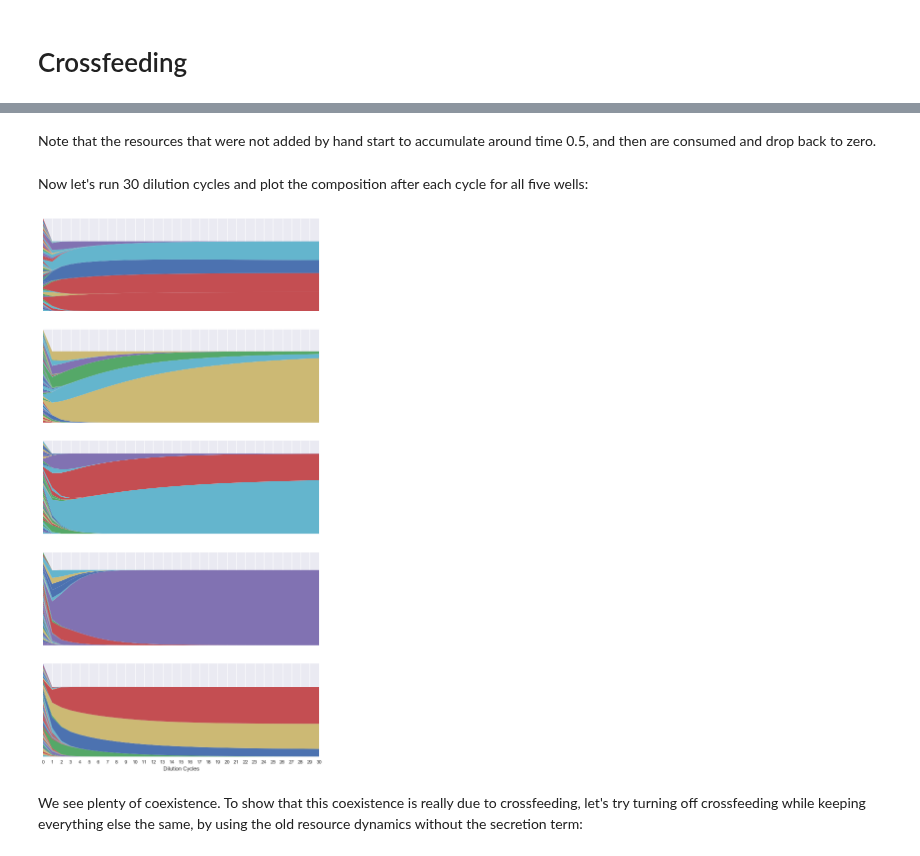
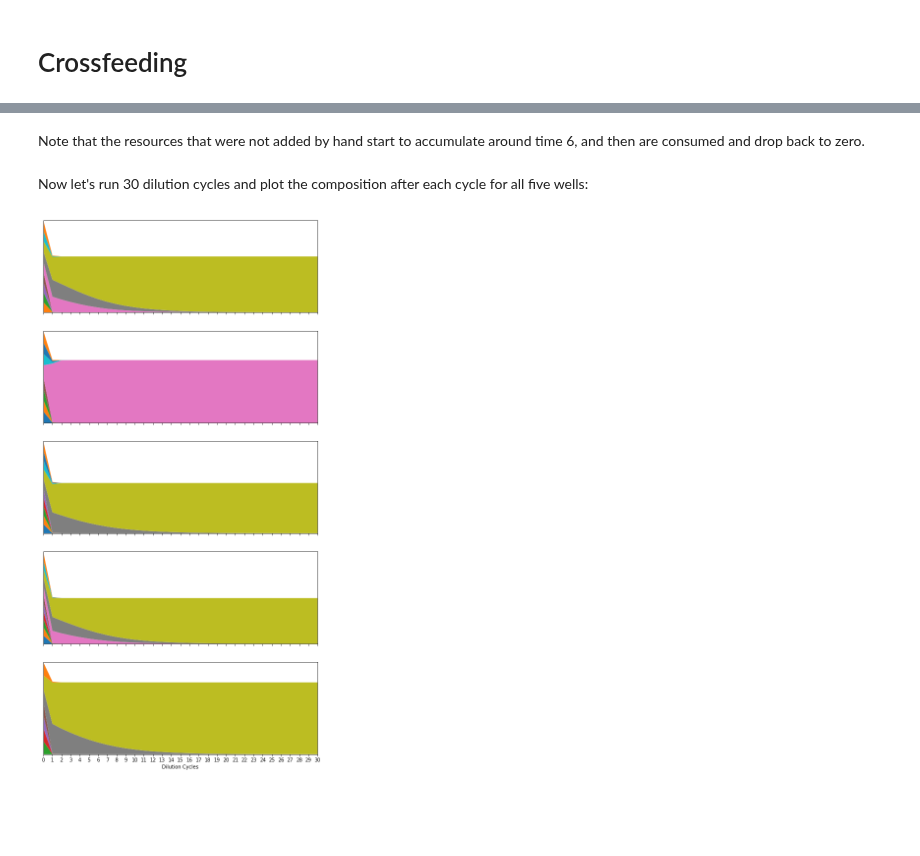
Before and after one commit to Emergent-Behaviors-in-Biology/community-simulator, a Jupyter notebook: Community Simulator Tutorial.ipynb, the cells around one changed output, grey strips where cells are left out. Drawn from its saved outputs; the diff is of its cells as text; code cells hidden in the pictures; blank space fills up the shorter version.

Commit message:
Updated tutorial
I updated the tutorial to start explaining how to use the “definitive
version.” This effort exposed some bugs and annoyances, which I
corrected.

```diff
--- a/Community Simulator Tutorial.ipynb
+++ b/Community Simulator Tutorial.ipynb
@@ -267,0 +257,3 @@ D
+# %%
+from community_simulator.usertools import MakeMatrices
+c, D = MakeMatrices()
@@ -270,10 +297,15 @@ Note that none of the input parameters have to be dataframes, but it's convenien
 # %%
 from community_simulator.usertools import BinaryRandomMatrix
+from community_simulator import Community
+import numpy as np
+from community_simulator.usertools import MakeConsumerDynamics,MakeResourceDynamics,AddLabels
+import pandas as pd
 
 #Set experiment parameters
-S_tot = 500
-S_well = 50
+S_tot = len(c)
+S_well = 8
 n_wells = 5
+M = len(D)
 
 #Compute probability of finding a given species in a given well
 p = S_well*1./S_tot
@@ -281,20 +313,28 @@ p = S_well*1./S_tot
 #Create initial conditions
 N0 = BinaryRandomMatrix(S_tot,n_wells,p)
 R0 = np.zeros((M,n_wells))
-R0[0] = S_well
+R0[8] = 5*S_well
+N0,R0 = AddLabels(N0,R0,c)
 init_state = [N0,R0]
 
+#Construct dynamics
+assumptions = {'regulation':'independent','replenishment':'off','response':'type I'}
+def dNdt(N,R,params):
+    return MakeConsumerDynamics(**assumptions)(N,R,params)
+def dRdt(N,R,params):
+    return MakeResourceDynamics(**assumptions)(N,R,params)
+dynamics = [dNdt,dRdt]
+
 #Create parameter set
-params={'c':np.random.rand(S_tot,M),
-        'm':np.ones(S_tot)*1e-3,
-        'r':np.zeros(M),
-        'Kinv':np.ones(M),
+params={'c':c,
+        'm':np.ones(S_tot)*1e-9,
         'w':np.ones(M),
-        'D':D
+        'D':D,
+        'g':np.ones(S_tot),
+        'e':0.1
        }
 
+MyPlate = Community(init_state,dynamics,params,scale=10**9)
 
-MyPlate = Community(init_state,crossfeeding_dynamics,params,scale=10**9)
-
-t, Ntraj, Rtraj = MyPlate.TestWell(T=1)
+t, Ntraj, Rtraj = MyPlate.TestWell(T=3)
 # %% [output]
@@ -302,14 +346,15 @@ t, Ntraj, Rtraj = MyPlate.TestWell(T=1)
 # %% [markdown]
-Note that the resources that were not added by hand start to accumulate around time 0.5, and then are consumed and drop back to zero.
+Note that the resources that were not added by hand start to accumulate around time 6, and then are consumed and drop back to zero.
 # %% [markdown]
 Now let's run 30 dilution cycles and plot the composition after each cycle for all five wells:
 # %%
+from community_simulator.visualization import PlotTraj
+import matplotlib.pyplot as plt
+
 f = np.eye(n_wells,n_wells)*1e-3
-N_traj, R_traj = MyPlate.RunExperiment(f,1,30)
+N_traj, R_traj = MyPlate.RunExperiment(f,8,30)
 
 PlotTraj(N_traj,figsize=(10,20))
 plt.show()
 # %% [output]
-[figure, old version]
+[figure, new version]
-# %% [markdown]
-We see plenty of coexistence. To show that this coexistence is really due to crossfeeding, let's try turning off crossfeeding while keeping everything else the same, by using the old resource dynamics without the secretion term:
```
Also changed, not shown: parts of 33 cells of this notebook, 2 other files.
